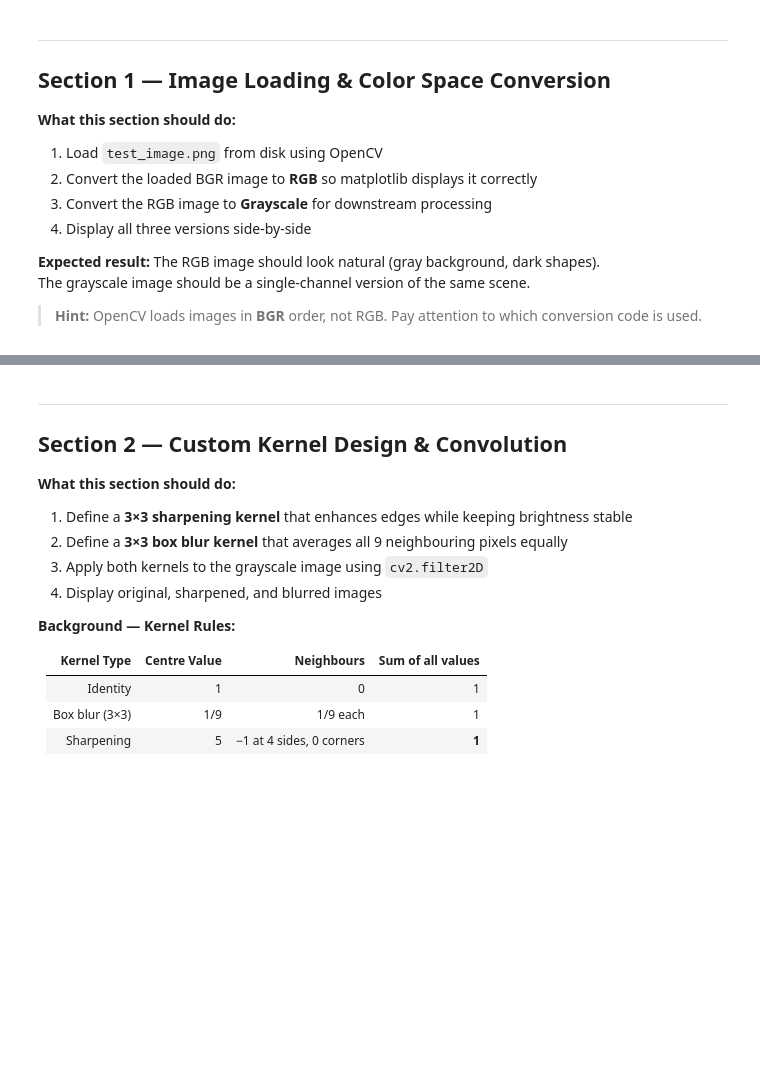
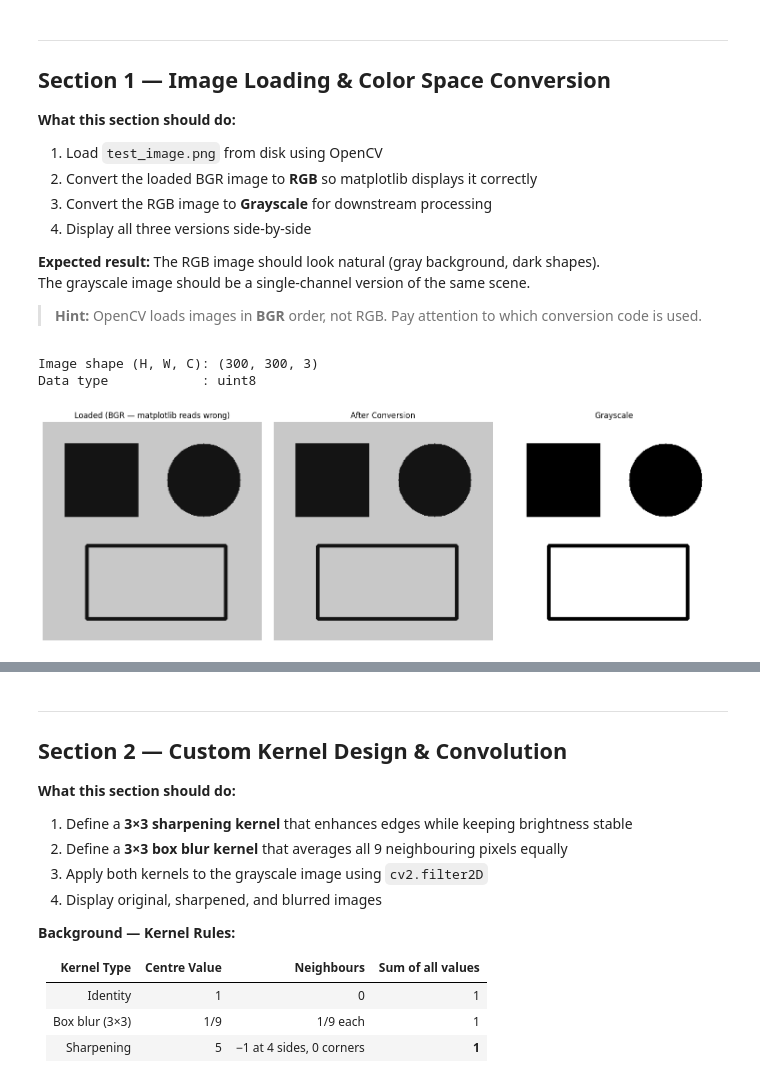
Before and after one commit to SahilGarg15/OpenCV-debug, a Jupyter notebook: Day 1/Lab_1_3_Debug_Challenge.ipynb, the cells around one changed output, grey strips where cells are left out. Drawn from its saved outputs; the diff is of its cells as text; code cells hidden in the pictures; blank space fills up the shorter version.

```diff
--- a/Day 1/Lab_1_3_Debug_Challenge.ipynb
+++ b/Day 1/Lab_1_3_Debug_Challenge.ipynb
@@ -101,25 +106,29 @@ The grayscale image should be a single-channel version of the same scene.
 # %%
 # ── SECTION 1: Image Loading & Color Conversion ──────────────────────────────
 
 # Load image from disk
 bgr_image = cv2.imread('test_image.png')
 
 if bgr_image is None:
     raise FileNotFoundError('test_image.png not found — did you run the Setup cell?')
 
 print('Image shape (H, W, C):', bgr_image.shape)
 print('Data type            :', bgr_image.dtype)
 
 # Convert BGR → RGB for correct matplotlib display
 # BUG 1 is somewhere in these two conversion lines
-rgb_image  = cv2.cvtColor(bgr_image, cv2.COLOR_BGR2HSV)   # Convert to display format
+rgb_image  = cv2.cvtColor(bgr_image, cv2.COLOR_BGR2RGB)   # Convert to display format
 gray_image = cv2.cvtColor(rgb_image, cv2.COLOR_RGB2GRAY)   # Convert to grayscale
 
 show(
     [bgr_image, rgb_image, gray_image],
     ['Loaded (BGR — matplotlib reads wrong)', 'After Conversion', 'Grayscale'],
     [None, None, 'gray']
 )
+# %% [output]
+Image shape (H, W, C): (300, 300, 3)
+Data type            : uint8
+[figure, added]
 # %% [markdown]
 ### 🔍 Your Answer – Bug 1
 
```
Also changed, not shown: parts of 11 cells of this notebook, 1 other file.
